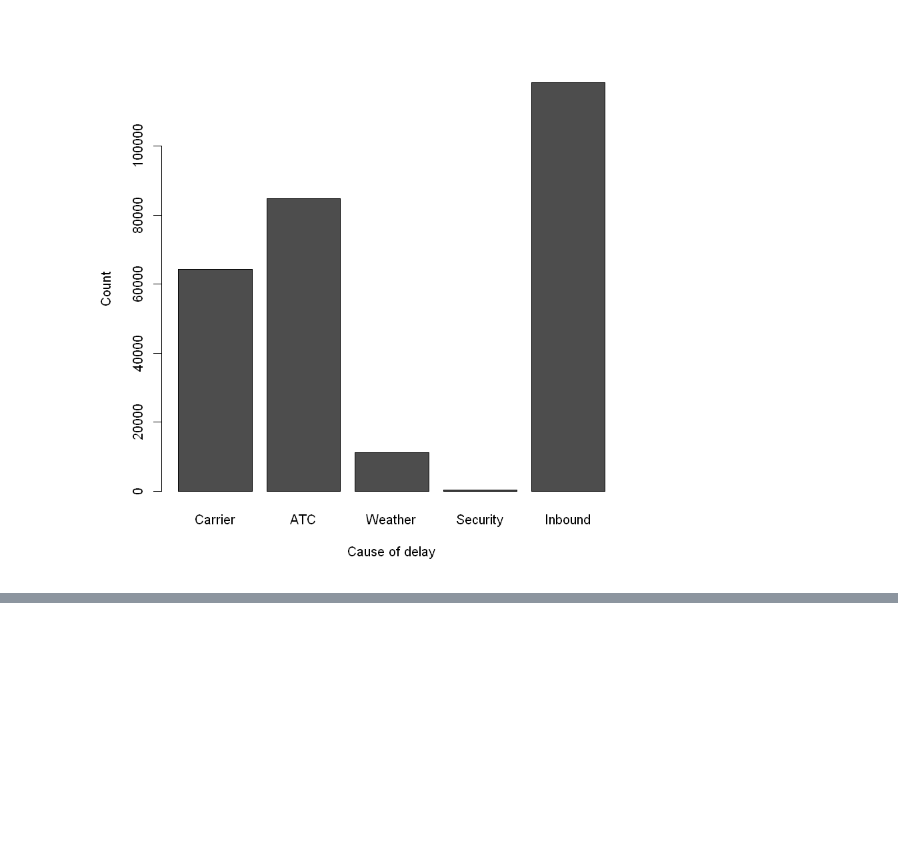
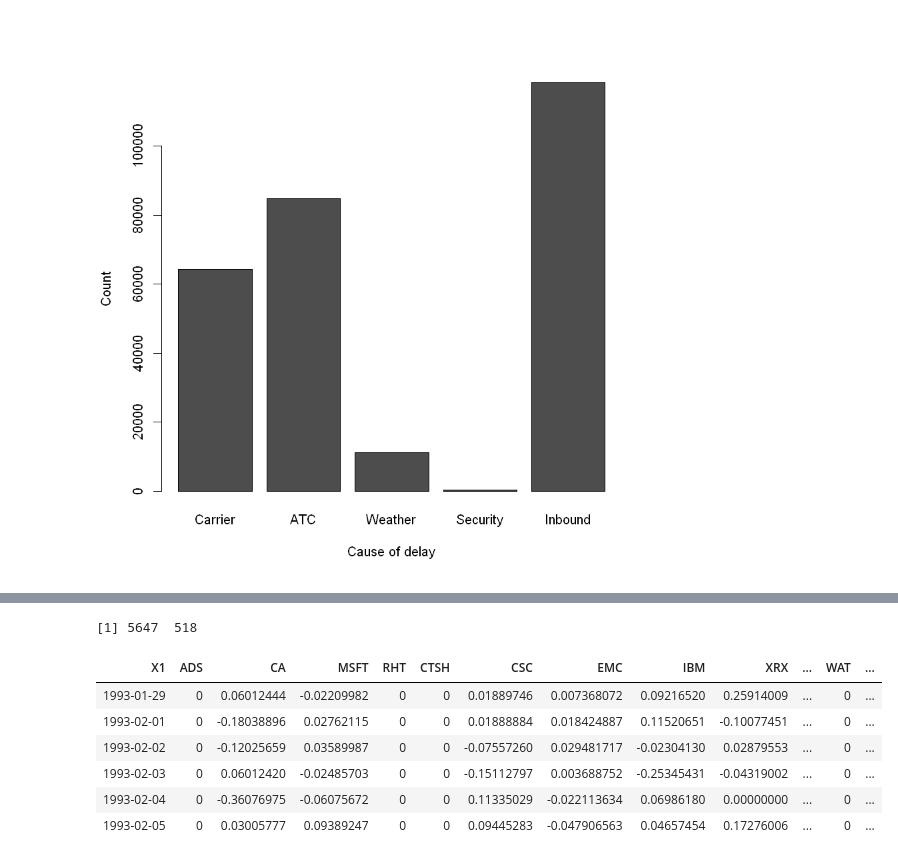
Before and after one commit to SaiVarad1/test, a Jupyter notebook: rStuff/PSDS/EDA/Chapter1EDA.ipynb, the cells around one changed output, grey strips where cells are left out. Saved outputs shown, nothing was run; the diff lists cells and outputs as text; code cells hidden in the pictures; blank space fills up the shorter version.

```diff
--- a/rStuff/PSDS/EDA/Chapter1EDA.ipynb
+++ b/rStuff/PSDS/EDA/Chapter1EDA.ipynb
@@ -135,3 +135,11 @@ barplot(as.matrix(airline), xlab='Cause of delay',ylab='Count') # use .asmatrix(
 [figure]
 # %%
 #Correlation pg 30
+
+# to handle .gz files
+library(tidyverse)
+library(readr)
+read_csv("sp500_data.csv.gz") -> d
+
+# write uncompressed data
+sp500 <- d %>% write_csv("sp500.csv")
@@ -137,0 +154,13 @@ barplot(as.matrix(airline), xlab='Cause of delay',ylab='Count') # use .asmatrix(
+# %%
+dim(sp500)
+
+head(sp500)
+# %% [output]
+[1] 5647  518
+| X1 | ADS | CA | MSFT | RHT | CTSH | CSC | EMC | IBM | XRX | ... | WAT | ... |
+| 1993-01-29 | 0 | 0.06012444 | -0.02209982 | 0 | 0 | 0.01889746 | 0.007368072 | 0.09216520 | 0.25914009 | ... | 0 | ... |
+| 1993-02-01 | 0 | -0.18038896 | 0.02762115 | 0 | 0 | 0.01888884 | 0.018424887 | 0.11520651 | -0.10077451 | ... | 0 | ... |
+| 1993-02-02 | 0 | -0.12025659 | 0.03589987 | 0 | 0 | -0.07557260 | 0.029481717 | -0.02304130 | 0.02879553 | ... | 0 | ... |
+| 1993-02-03 | 0 | 0.06012420 | -0.02485703 | 0 | 0 | -0.15112797 | 0.003688752 | -0.25345431 | -0.04319002 | ... | 0 | ... |
+| 1993-02-04 | 0 | -0.36076975 | -0.06075672 | 0 | 0 | 0.11335029 | -0.022113634 | 0.06986180 | 0.00000000 | ... | 0 | ... |
+| 1993-02-05 | 0 | 0.03005777 | 0.09389247 | 0 | 0 | 0.09445283 | -0.047906563 | 0.04657454 | 0.17276006 | ... | 0 | ... |
```
Also changed, not shown: parts of 2 cells of this notebook.
